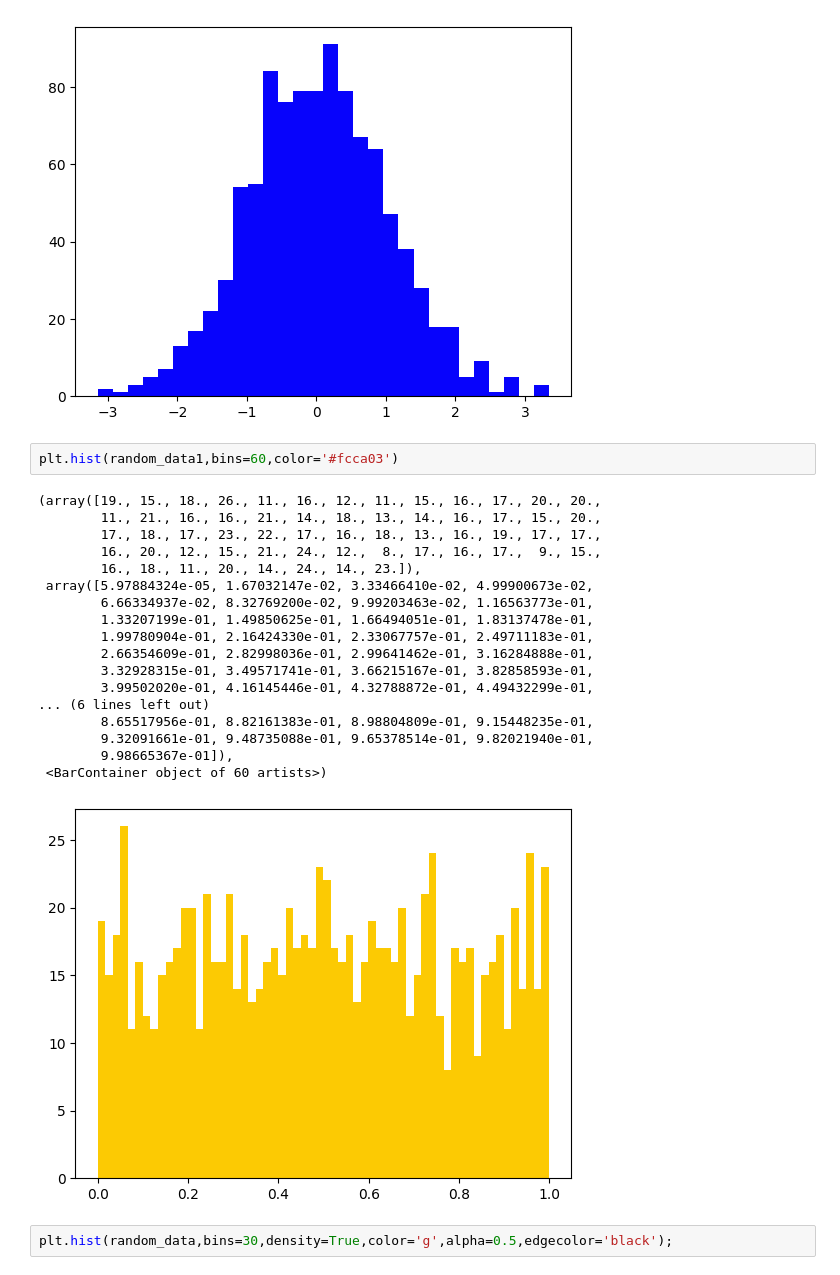
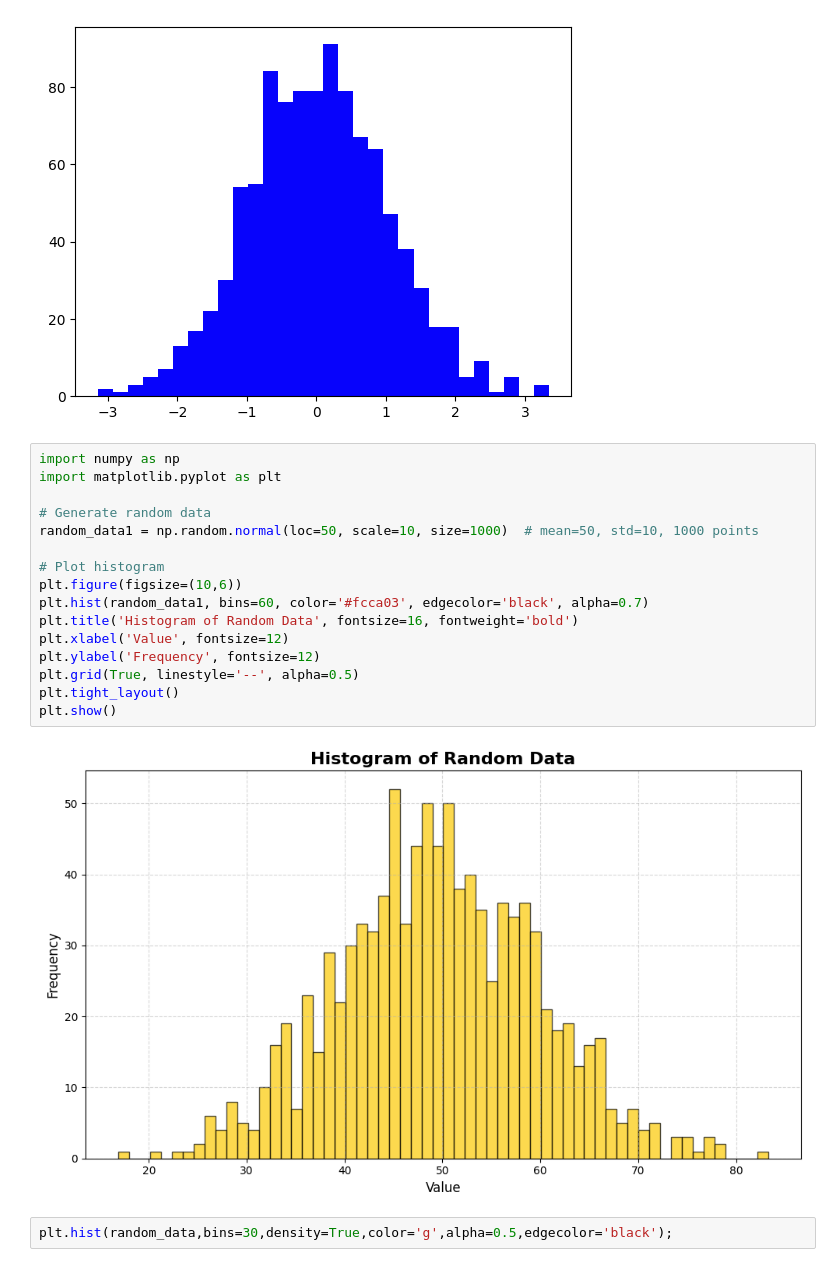
Before and after one commit to GunelXelilli/Matplotlib, a Jupyter notebook: Matplotlib.ipynb, the cells around one changed output. Cells and saved outputs as stored; diff of their text form.

```diff
--- a/Matplotlib.ipynb
+++ b/Matplotlib.ipynb
@@ -36,27 +55,24 @@ random_data1=np.random.rand(1000) #uniform
 plt.hist(random_data,bins=30,color='#0703fc');
 # %% [output]
 [figure]
-# %%
-plt.hist(random_data1,bins=60,color='#fcca03')
-# %% [output]
-(array([19., 15., 18., 26., 11., 16., 12., 11., 15., 16., 17., 20., 20.,
-        11., 21., 16., 16., 21., 14., 18., 13., 14., 16., 17., 15., 20.,
-        17., 18., 17., 23., 22., 17., 16., 18., 13., 16., 19., 17., 17.,
-        16., 20., 12., 15., 21., 24., 12.,  8., 17., 16., 17.,  9., 15.,
-        16., 18., 11., 20., 14., 24., 14., 23.]),
- array([5.97884324e-05, 1.67032147e-02, 3.33466410e-02, 4.99900673e-02,
-        6.66334937e-02, 8.32769200e-02, 9.99203463e-02, 1.16563773e-01,
-        1.33207199e-01, 1.49850625e-01, 1.66494051e-01, 1.83137478e-01,
-        1.99780904e-01, 2.16424330e-01, 2.33067757e-01, 2.49711183e-01,
-        2.66354609e-01, 2.82998036e-01, 2.99641462e-01, 3.16284888e-01,
-        3.32928315e-01, 3.49571741e-01, 3.66215167e-01, 3.82858593e-01,
-        3.99502020e-01, 4.16145446e-01, 4.32788872e-01, 4.49432299e-01,
-... (6 lines left out)
-        8.65517956e-01, 8.82161383e-01, 8.98804809e-01, 9.15448235e-01,
-        9.32091661e-01, 9.48735088e-01, 9.65378514e-01, 9.82021940e-01,
-        9.98665367e-01]),
- <BarContainer object of 60 artists>)
-[figure, removed]
+# %%
+import numpy as np
+import matplotlib.pyplot as plt
+
+# Generate random data
+random_data1 = np.random.normal(loc=50, scale=10, size=1000)  # mean=50, std=10, 1000 points
+
+# Plot histogram
+plt.figure(figsize=(10,6))
+plt.hist(random_data1, bins=60, color='#fcca03', edgecolor='black', alpha=0.7)
+plt.title('Histogram of Random Data', fontsize=16, fontweight='bold')
+plt.xlabel('Value', fontsize=12)
+plt.ylabel('Frequency', fontsize=12)
+plt.grid(True, linestyle='--', alpha=0.5)
+plt.tight_layout()
+plt.show()
+# %% [output]
+[figure, added]
 # %%
 plt.hist(random_data,bins=30,density=True,color='g',alpha=0.5,edgecolor='black');
 # %% [output]
```
Also changed, not shown: parts of 3 cells of this notebook.
